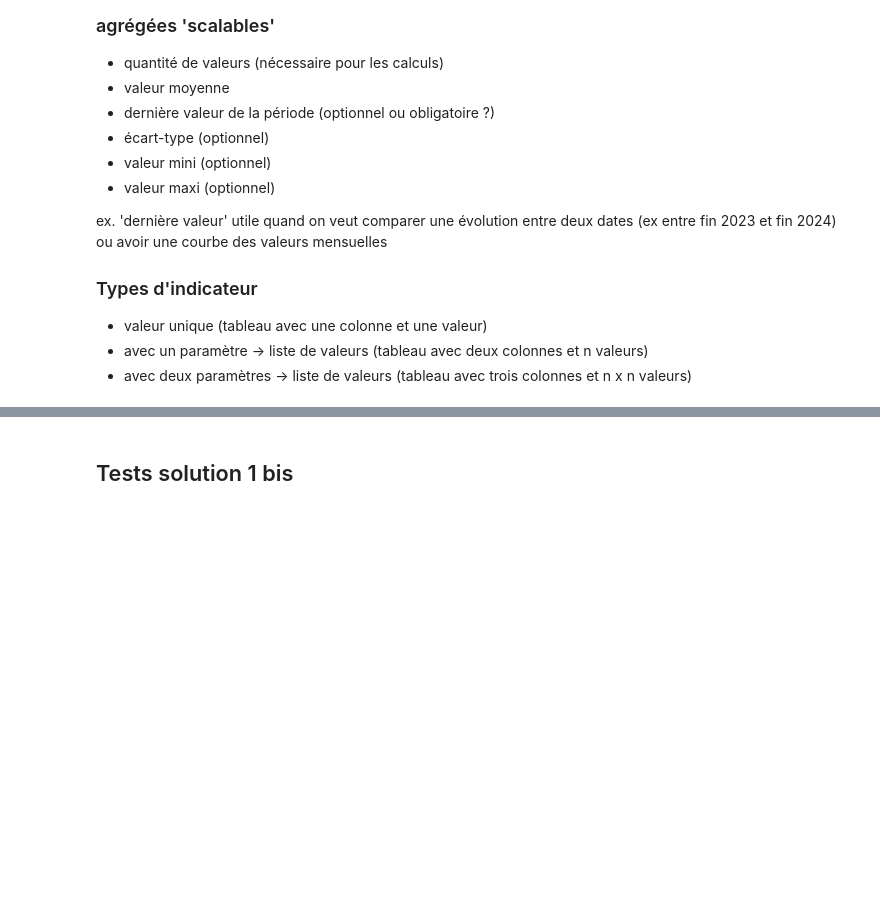
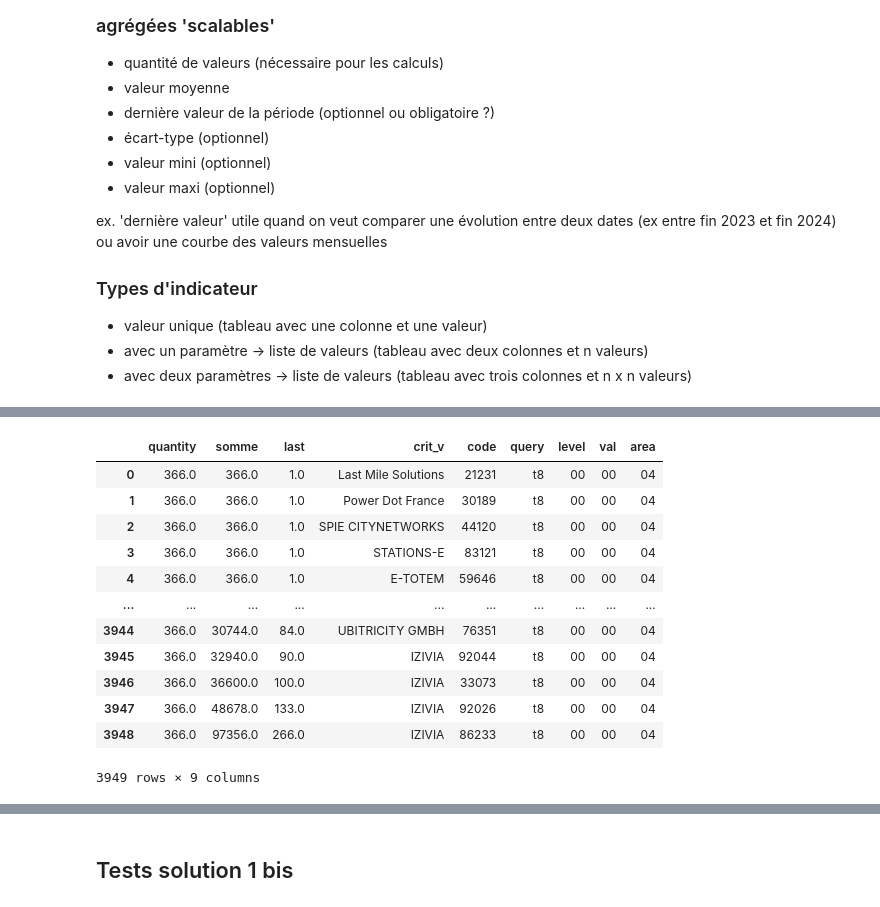
Before and after one commit to loco-philippe/IRVE, a Jupyter notebook: _sources/files/tests_historisation.ipynb, the cells around one changed output, grey strips where cells are left out. Cells and saved outputs as stored; diff of their text form; code cells hidden in the pictures; blank space fills up the shorter version.

```diff
--- a/_sources/files/tests_historisation.ipynb
+++ b/_sources/files/tests_historisation.ipynb
@@ -50,0 +182,7 @@ to_indicator(engine, 't1-02-75')
+# %%
+with engine.connect() as conn:
+    quotidien_1_bis = pd.read_sql_query("SELECT * FROM quotidien_1_bis", conn)
+# %%
+quotidien_2 = quotidien_1_bis[['query', 'level', 'val', 'area', 'timest']].drop_duplicates().reset_index(drop=True)
+quotidien_2['timest'] = quotidien_2['timest'].astype('string')
+len(quotidien_2)
@@ -50,0 +191,8 @@ to_indicator(engine, 't1-02-75')
+# %%
+def value_2(row, df):
+    param = row.to_dict()
+    query = f"query == '{param['query']}' and level == '{param['level']}' and val == '{param['val']}' and area == '{param['area']}' and timest == '{param['timest']}'"
+    return df.query(query)[['code', 'crit_v', 'value']].to_dict(orient='records')
+# %%
+quotidien_1_bis['timest'] = quotidien_1_bis['timest'].astype('string')
+quotidien_2['result'] = pd.Series([value_2(row, quotidien_1_bis) for row_idx, row in quotidien_2.iterrows()])
@@ -50,0 +220,44 @@ to_indicator(engine, 't1-02-75')
+# %%
+# passage de la table 'quotidien' à la table 'mensuel' (chaque mois on retrouve un seul enregistrement de chaque indicateur)
+# le traitement pourrait se faire directement en SQL sans passer par un DataFrame
+# la requête est la même pour passer de jour à mois que pour passer de mois à année
+
+query = """
+WITH quotidien_flat AS
+    (SELECT
+        query, level, val, area,
+        jsonb_path_query(result, '$.code') AS code,
+        jsonb_path_query(result, '$.crit_v') AS crit_v,
+        jsonb_path_query(result, '$.value') AS value,
+        timest
+    FROM
+        quotidien_2)
+SELECT
+  SUM((value->>'quantity')::float) AS quantity,  SUM((value->>'quantity')::float * (value->>'mean')::float) AS somme,  (value->>'last')::float AS last, crit_v,  code, query,  level,  val,  area
+FROM
+  quotidien_flat
+WHERE
+  (timest::TIMESTAMP >= to_timestamp('2024-01-01', 'YYYY-MM-DD')   AND   timest::TIMESTAMP < to_timestamp('2025-01-01', 'YYYY-MM-DD'))
+GROUP BY
+  last, crit_v,  code, query,  level,  val,  area
+ORDER BY
+  somme, query,  level,  val,  area
+"""
+
+with engine.connect() as conn:
+    mensuel = pd.read_sql_query(query, conn)
+mensuel
+# %% [output]
+|  | quantity | somme | last | crit_v | code | query | level | val | area |
+| 0 | 366.0 | 366.0 | 1.0 | Last Mile Solutions | 21231 | t8 | 00 | 00 | 04 |
+| 1 | 366.0 | 366.0 | 1.0 | Power Dot France | 30189 | t8 | 00 | 00 | 04 |
+| 2 | 366.0 | 366.0 | 1.0 | SPIE CITYNETWORKS | 44120 | t8 | 00 | 00 | 04 |
+| 3 | 366.0 | 366.0 | 1.0 | STATIONS-E | 83121 | t8 | 00 | 00 | 04 |
+| 4 | 366.0 | 366.0 | 1.0 | E-TOTEM | 59646 | t8 | 00 | 00 | 04 |
+| ... | ... | ... | ... | ... | ... | ... | ... | ... | ... |
+| 3944 | 366.0 | 30744.0 | 84.0 | UBITRICITY GMBH | 76351 | t8 | 00 | 00 | 04 |
+| 3945 | 366.0 | 32940.0 | 90.0 | IZIVIA | 92044 | t8 | 00 | 00 | 04 |
+| 3946 | 366.0 | 36600.0 | 100.0 | IZIVIA | 33073 | t8 | 00 | 00 | 04 |
+| 3947 | 366.0 | 48678.0 | 133.0 | IZIVIA | 92026 | t8 | 00 | 00 | 04 |
+| 3948 | 366.0 | 97356.0 | 266.0 | IZIVIA | 86233 | t8 | 00 | 00 | 04 |
+3949 rows × 9 columns
```
Also changed, not shown: parts of 42 cells of this notebook, 21 other files.
